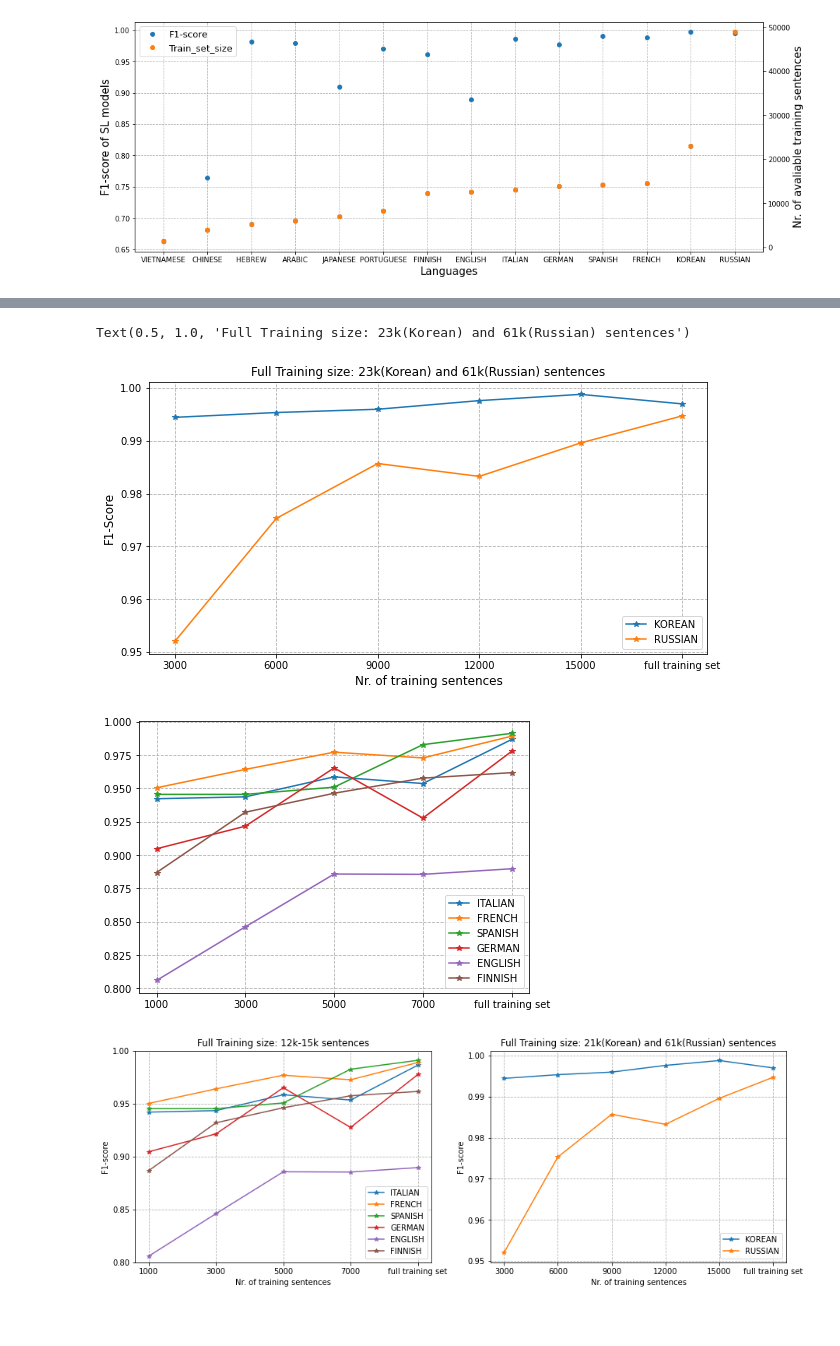
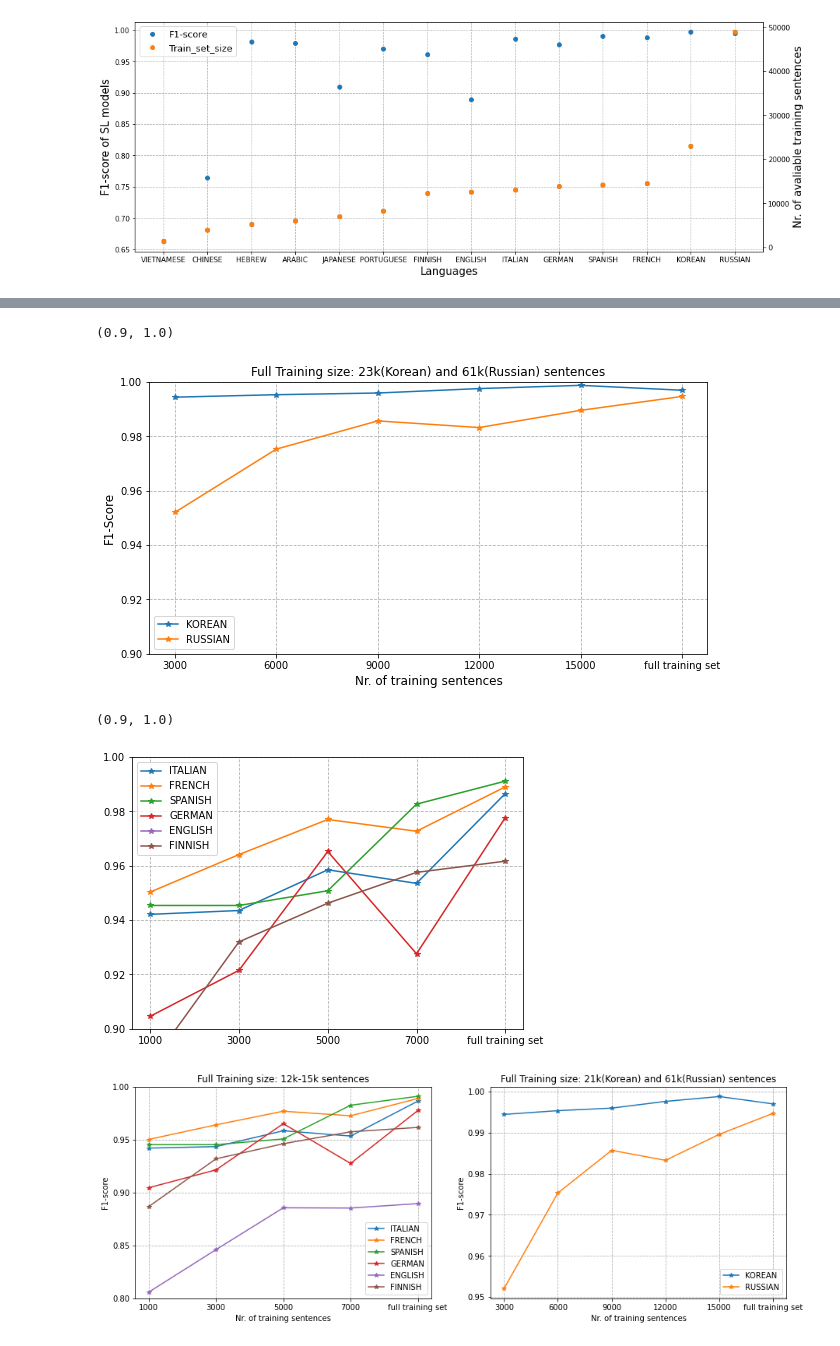
Before and after one commit to wuqi0704/MasterThesis_Tokenization, a Jupyter notebook: flair/plots.ipynb, the cells around one changed output, grey strips where cells are left out. Saved outputs shown, nothing was run; the diff lists cells and outputs as text; code cells hidden in the pictures.

```diff
--- a/flair/plots.ipynb
+++ b/flair/plots.ipynb
@@ -506,42 +549,45 @@ plt.grid(ls='--')
 plt.xlabel('Nr. of training sentences',fontsize=12)
 plt.ylabel('F1-Score',fontsize=12)
 plt.title('Full Training size: 23k(Korean) and 61k(Russian) sentences')
+plt.ylim(0.90,1.0)
 # %% [output]
-Text(0.5, 1.0, 'Full Training size: 23k(Korean) and 61k(Russian) sentences')
+(0.9, 1.0)
-[figure, old version]
+[figure, new version]
 # %%
 df = pd.read_csv('/Users/qier/MasterThesis_Tokenization/results/SL_6L_downsized.csv',index_col=0)
 df_bm = pd.read_csv('/Users/qier/MasterThesis_Tokenization/results/3_SL.csv',index_col=0)
 
 LanguageList = [
     'ITALIAN',
     'FRENCH',
     'SPANISH',
     'GERMAN',
     'ENGLISH',
     'FINNISH',
 ]
 lan_f1 = {}
 for lan in LanguageList:
     lan_f1[lan] = []
     for idx in df.index:
         if lan in idx:
             lan_f1[lan].append(df.loc[idx,'F1-score'])
 for lan in LanguageList:
     lan_f1[lan].append(df_bm['F1-score'][lan])
 
 N = list(np.array([1,3,5,7])*1000)
 N.append('full training set')
 plt.figure(figsize=[7,5])
 index_nums = [0,2,4,6,7]
 for lan in LanguageList:
     # plt.plot(N,lan_f1[lan],label = lan)
     plt.plot(N,[lan_f1[lan][val] for val in index_nums],'-*',label = lan)
 
 plt.legend()
 plt.grid(ls='--')
+plt.ylim(0.90,1.0)
 # %% [output]
+(0.9, 1.0)
-[figure, old version]
+[figure, new version]
 # %%
 f,ax = plt.subplots(1,2,figsize=[15,5])
 
```
Also changed, not shown: parts of 2 cells of this notebook, 3 other files.
